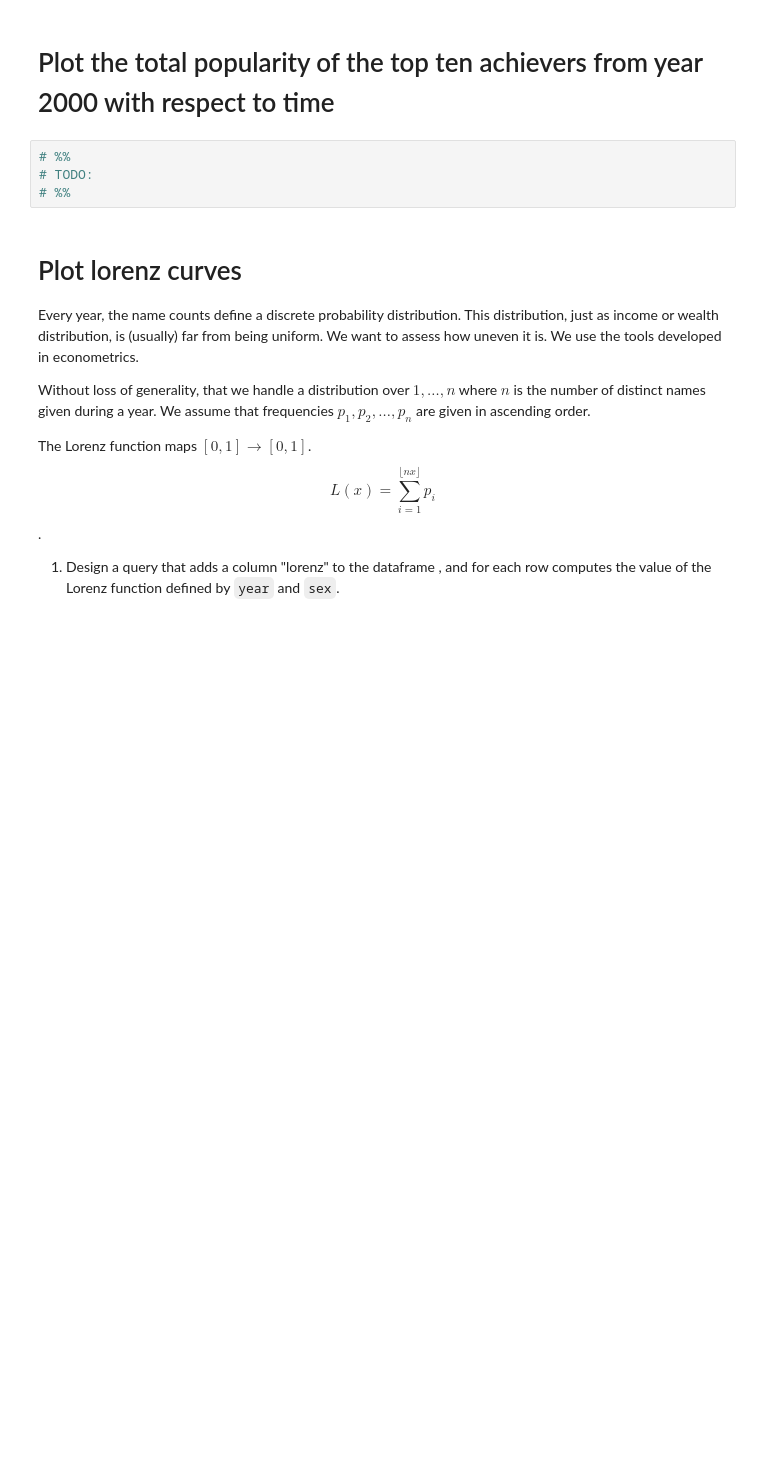
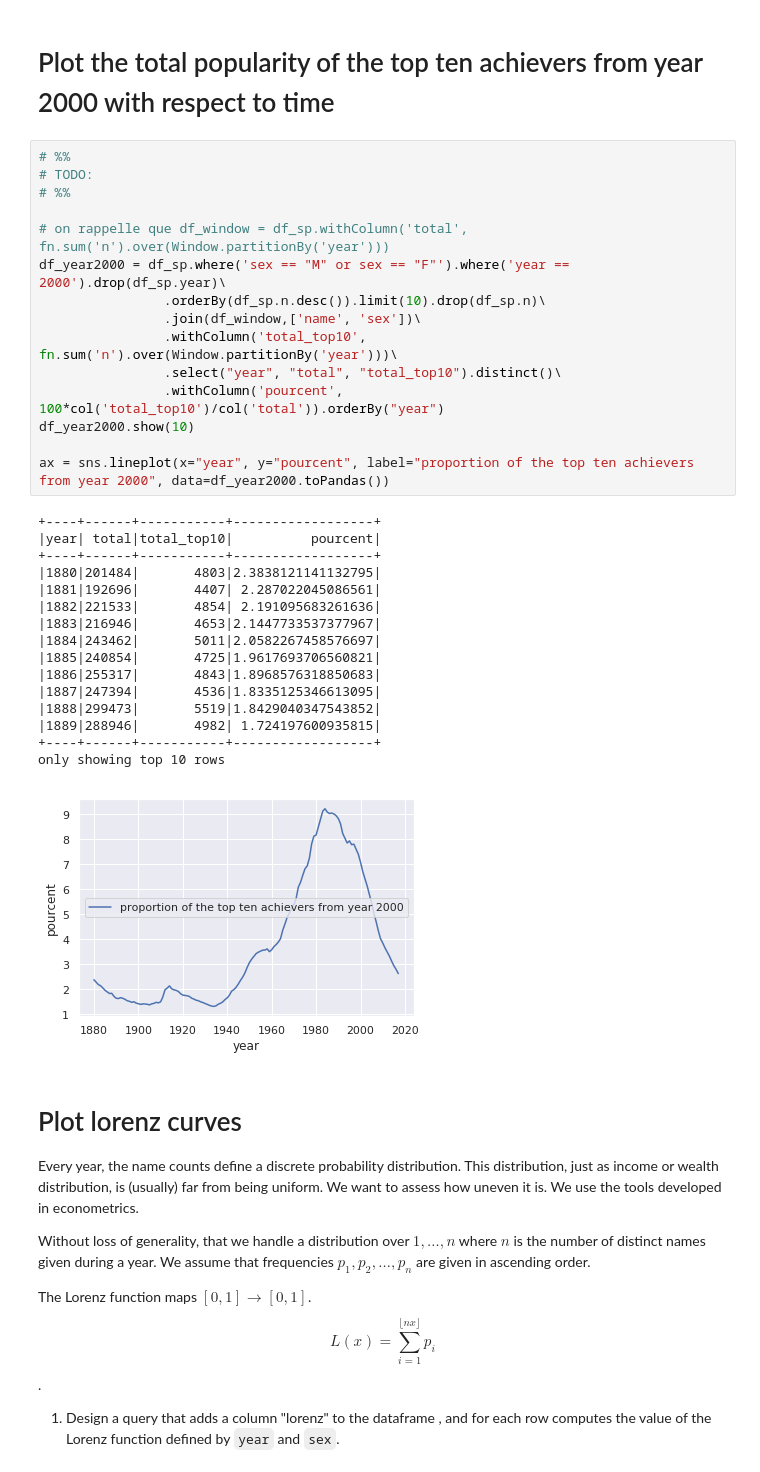
Before and after one commit to gtordjma/huynh_tordjman, a Jupyter notebook: Devoir_2/homework02.ipynb, the cells around one changed output. Saved outputs shown, nothing was run; the diff lists cells and outputs as text; blank space fills up the shorter version.

```diff
--- a/Devoir_2/homework02.ipynb
+++ b/Devoir_2/homework02.ipynb
@@ -471,10 +641,38 @@ Plot  the popularity of each of the top ten achievers from year 2000 with respec
 
 Plot the total popularity of the top ten achievers from year 2000 with respect to time
 ==================================================================================
-# %%
-# %%
-# TODO:
-# %%
+# %%
+# %%
+# TODO:
+# %%
+
+# on rappelle que df_window = df_sp.withColumn('total', fn.sum('n').over(Window.partitionBy('year')))
+df_year2000 = df_sp.where('sex == "M" or sex == "F"').where('year == 2000').drop(df_sp.year)\
+                .orderBy(df_sp.n.desc()).limit(10).drop(df_sp.n)\
+                .join(df_window,['name', 'sex'])\
+                .withColumn('total_top10', fn.sum('n').over(Window.partitionBy('year')))\
+                .select("year", "total", "total_top10").distinct()\
+                .withColumn('pourcent', 100*col('total_top10')/col('total')).orderBy("year")
+df_year2000.show(10)
+
+ax = sns.lineplot(x="year", y="pourcent", label="proportion of the top ten achievers from year 2000", data=df_year2000.toPandas())
+# %% [output]
++----+------+-----------+------------------+
+|year| total|total_top10|          pourcent|
++----+------+-----------+------------------+
+|1880|201484|       4803|2.3838121141132795|
+|1881|192696|       4407| 2.287022045086561|
+|1882|221533|       4854| 2.191095683261636|
+|1883|216946|       4653|2.1447733537377967|
+|1884|243462|       5011|2.0582267458576697|
+|1885|240854|       4725|1.9617693706560821|
+|1886|255317|       4843|1.8968576318850683|
+|1887|247394|       4536|1.8335125346613095|
+|1888|299473|       5519|1.8429040347543852|
+|1889|288946|       4982| 1.724197600935815|
++----+------+-----------+------------------+
+only showing top 10 rows
+[figure, added]
 # %% [markdown]
 
 
```
Also changed, not shown: parts of 45 cells of this notebook.
